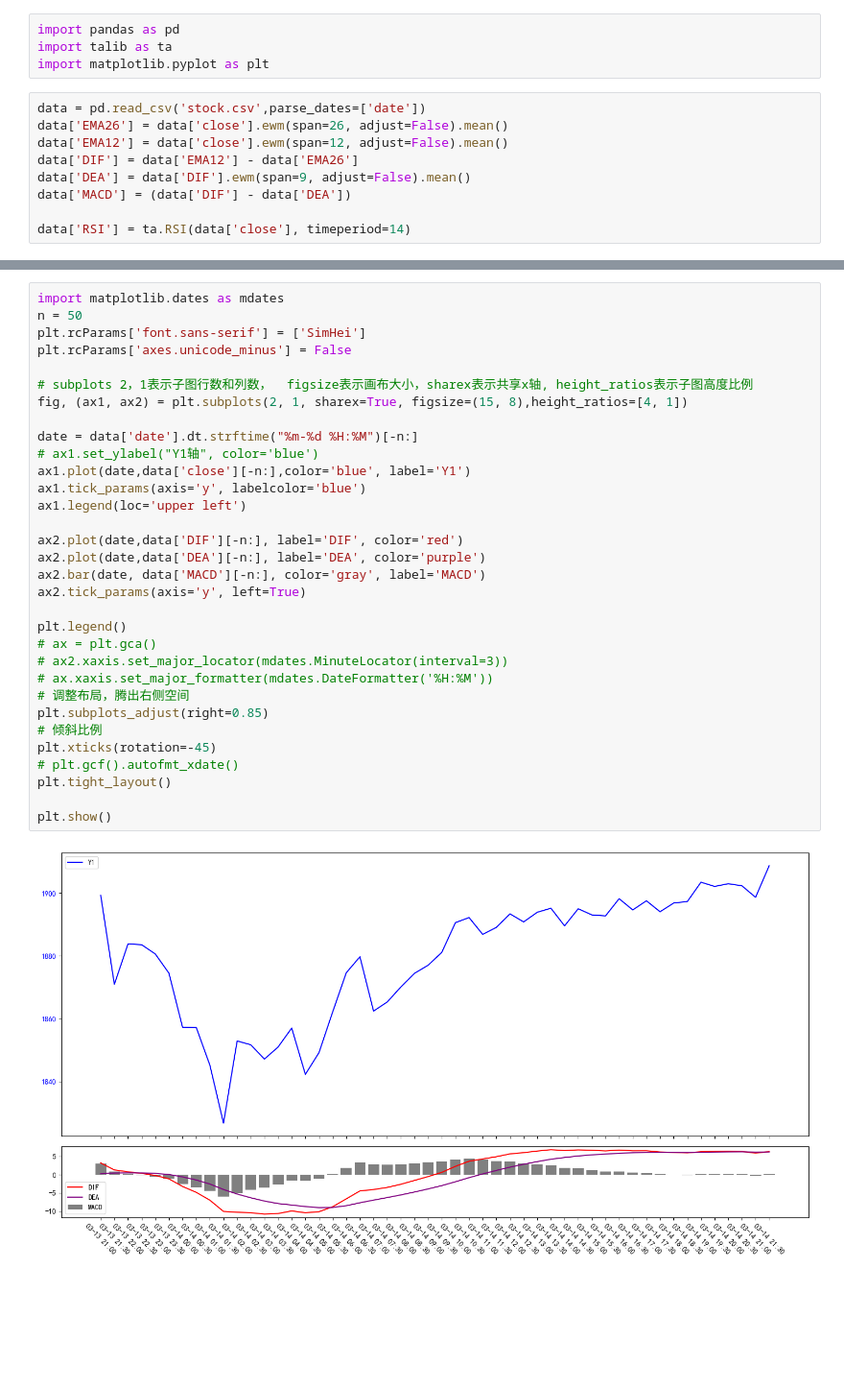
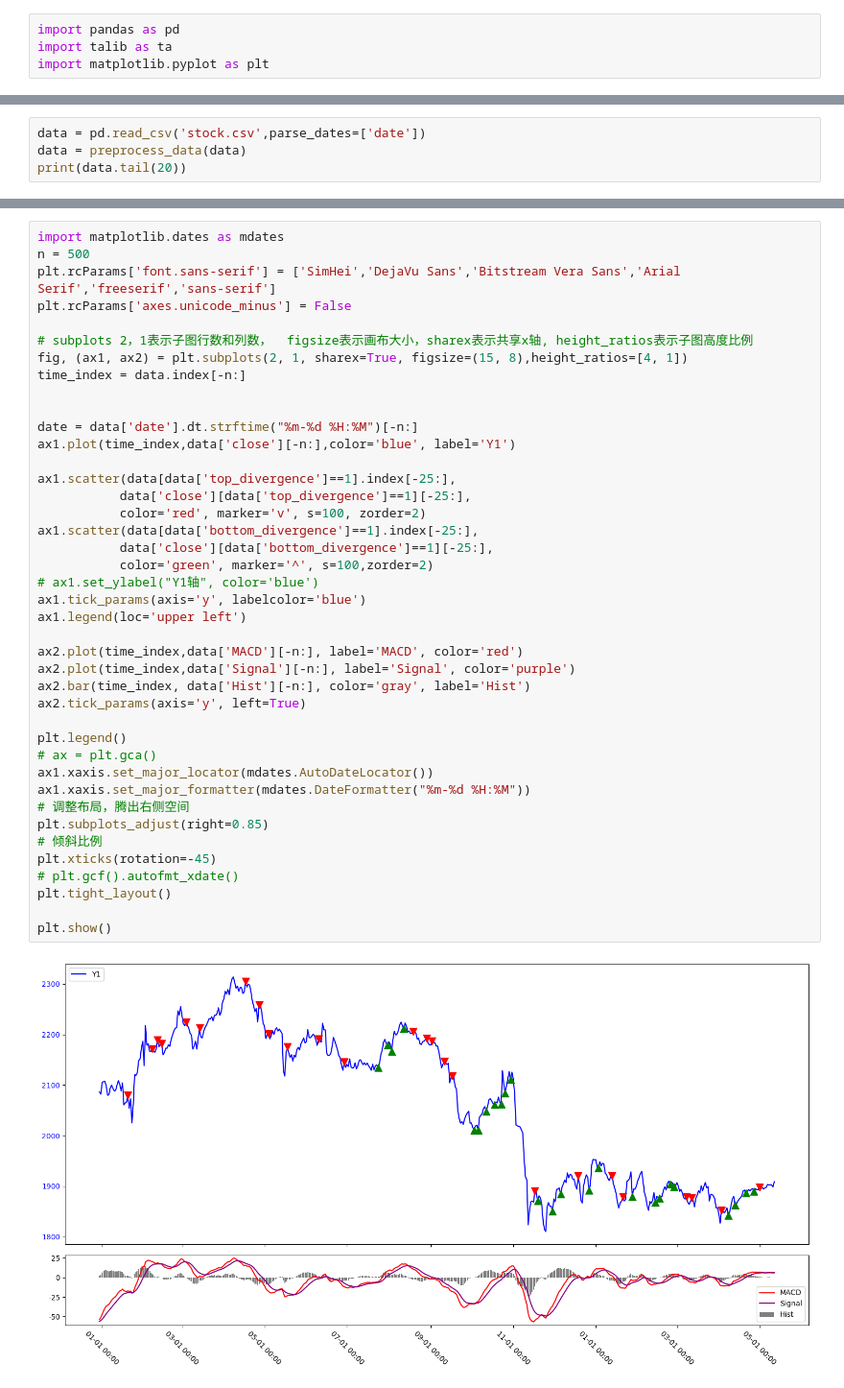
Before and after one commit to vuca-ian/stock, a Jupyter notebook: stock-tensorflow.ipynb, the cells around one changed output, grey strips where cells are left out. Shown: that part at 96% size. Saved outputs shown, nothing was run; the diff lists cells and outputs as text; blank space fills up the shorter version.

```diff
--- a/stock-tensorflow.ipynb
+++ b/stock-tensorflow.ipynb
@@ -2,12 +2,3 @@
 import pandas as pd
 import talib as ta
 import matplotlib.pyplot as plt
-# %%
-data = pd.read_csv('stock.csv',parse_dates=['date'])
-data['EMA26'] = data['close'].ewm(span=26, adjust=False).mean()
-data['EMA12'] = data['close'].ewm(span=12, adjust=False).mean()
-data['DIF'] = data['EMA12'] - data['EMA26']
-data['DEA'] = data['DIF'].ewm(span=9, adjust=False).mean()
-data['MACD'] = (data['DIF'] - data['DEA'])
-
-data['RSI'] = ta.RSI(data['close'], timeperiod=14)
@@ -13,0 +50,4 @@ data['RSI'] = ta.RSI(data['close'], timeperiod=14)
+# %%
+data = pd.read_csv('stock.csv',parse_dates=['date'])
+data = preprocess_data(data)
+print(data.tail(20))
@@ -14,34 +85,43 @@ data['RSI'] = ta.RSI(data['close'], timeperiod=14)
 # %%
 import matplotlib.dates as mdates
-n = 50
-plt.rcParams['font.sans-serif'] = ['SimHei']
+n = 500
+plt.rcParams['font.sans-serif'] = ['SimHei','DejaVu Sans','Bitstream Vera Sans','Arial Serif','freeserif','sans-serif']
 plt.rcParams['axes.unicode_minus'] = False
 
 # subplots 2，1表示子图行数和列数，  figsize表示画布大小，sharex表示共享x轴, height_ratios表示子图高度比例
 fig, (ax1, ax2) = plt.subplots(2, 1, sharex=True, figsize=(15, 8),height_ratios=[4, 1])
+time_index = data.index[-n:]
+
 
 date = data['date'].dt.strftime("%m-%d %H:%M")[-n:]
+ax1.plot(time_index,data['close'][-n:],color='blue', label='Y1')
+
+ax1.scatter(data[data['top_divergence']==1].index[-25:],
+           data['close'][data['top_divergence']==1][-25:],
+           color='red', marker='v', s=100, zorder=2)
+ax1.scatter(data[data['bottom_divergence']==1].index[-25:],
+           data['close'][data['bottom_divergence']==1][-25:],
+           color='green', marker='^', s=100,zorder=2)
 # ax1.set_ylabel("Y1轴", color='blue')
-ax1.plot(date,data['close'][-n:],color='blue', label='Y1')
 ax1.tick_params(axis='y', labelcolor='blue')
 ax1.legend(loc='upper left')
 
-ax2.plot(date,data['DIF'][-n:], label='DIF', color='red')
-ax2.plot(date,data['DEA'][-n:], label='DEA', color='purple')
-ax2.bar(date, data['MACD'][-n:], color='gray', label='MACD')
+ax2.plot(time_index,data['MACD'][-n:], label='MACD', color='red')
+ax2.plot(time_index,data['Signal'][-n:], label='Signal', color='purple')
+ax2.bar(time_index, data['Hist'][-n:], color='gray', label='Hist')
 ax2.tick_params(axis='y', left=True)
 
 plt.legend()
 # ax = plt.gca()
-# ax2.xaxis.set_major_locator(mdates.MinuteLocator(interval=3))
-# ax.xaxis.set_major_formatter(mdates.DateFormatter('%H:%M'))
+ax1.xaxis.set_major_locator(mdates.AutoDateLocator())
+ax1.xaxis.set_major_formatter(mdates.DateFormatter("%m-%d %H:%M"))
 # 调整布局，腾出右侧空间
 plt.subplots_adjust(right=0.85)
 # 倾斜比例
 plt.xticks(rotation=-45)
 # plt.gcf().autofmt_xdate()
 plt.tight_layout()
 
 plt.show()
 # %% [output]
-[figure, old version]
+[figure, new version]
```
Also changed, not shown: parts of 6 cells of this notebook, 2 other files.
